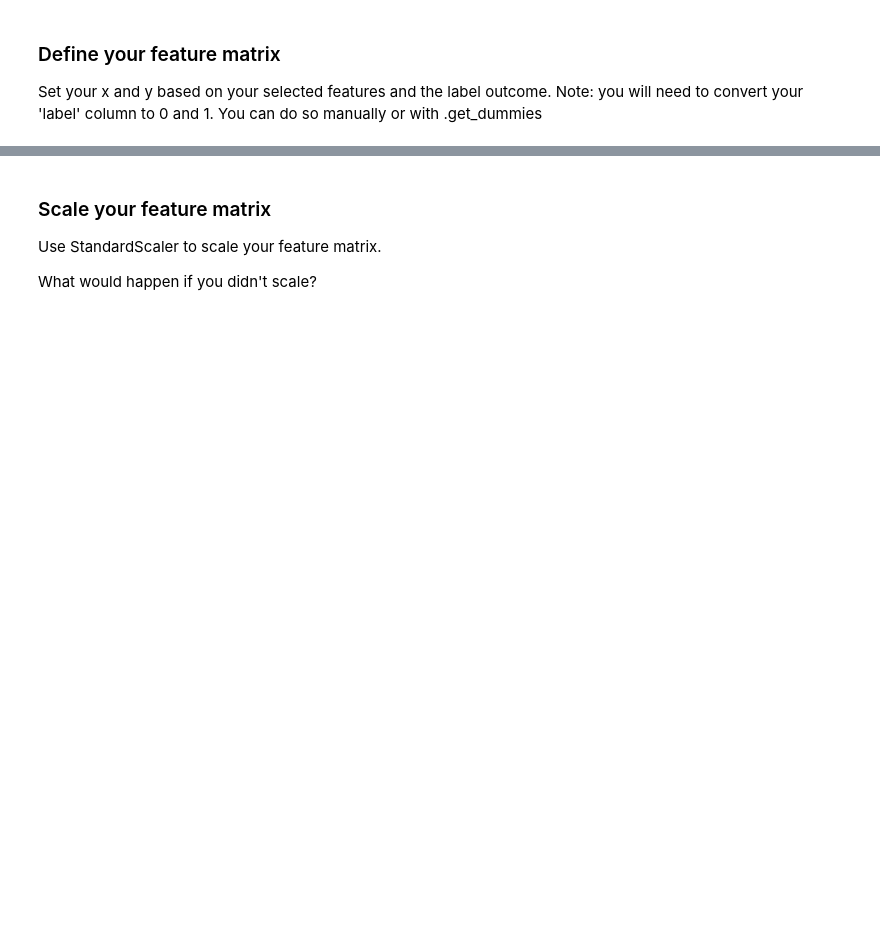
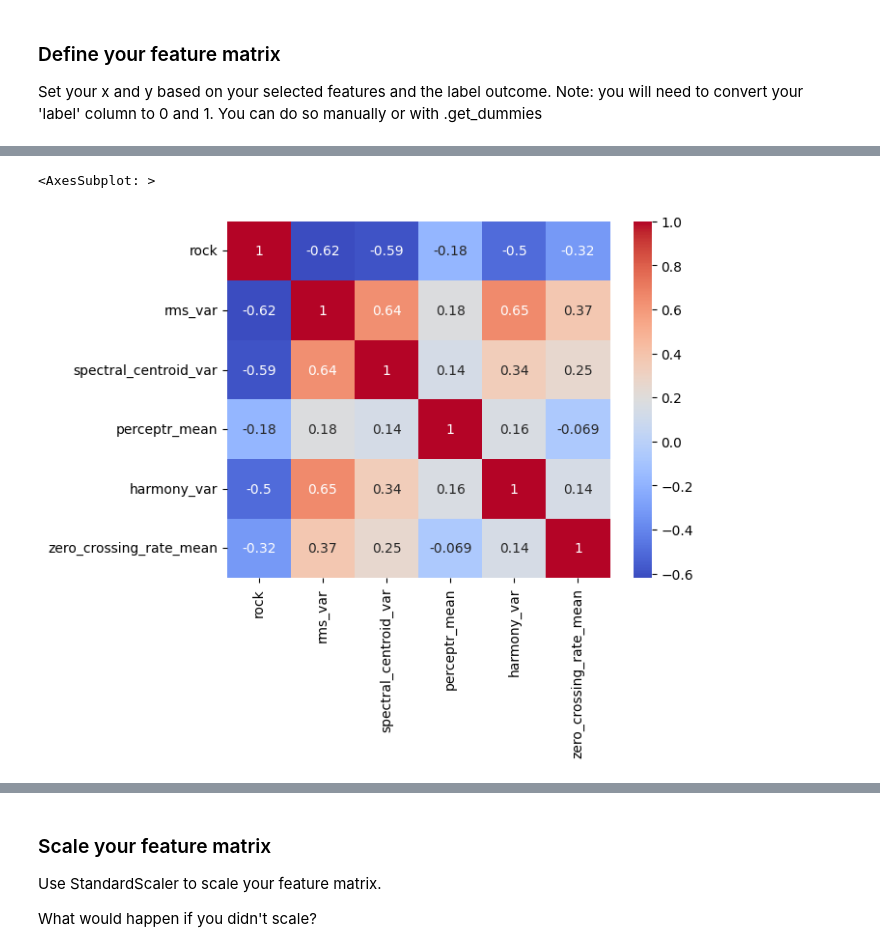
Before and after one commit to SamK65/AudioTechII, a Jupyter notebook: Activities/Activity7_PandasRegression.ipynb, the cells around one changed output, grey strips where cells are left out. Saved outputs shown, nothing was run; the diff lists cells and outputs as text; code cells hidden in the pictures; blank space fills up the shorter version.

```diff
--- a/Activities/Activity7_PandasRegression.ipynb
+++ b/Activities/Activity7_PandasRegression.ipynb
@@ -89,3 +83,6 @@ NameError: name 'test1' is not defined
 
 Set your x and y based on your selected features and the label outcome.
 Note: you will need to convert your 'label' column to 0 and 1. You can do so manually or with .get_dummies
+# %%
+label = pd.get_dummies(df["label"], drop_first=True)
+label.head()
@@ -91,0 +96,7 @@ Note: you will need to convert your 'label' column to 0 and 1. You can do so man
+# %%
+# rms_mean/var, spectral_centroid_mean/var, harmony, perceptr, zcr_var, and the mfccs. of course these will have correlations.
+# feature_matrix = pd.concat([label, ], axis=1)
+features = ["rms_var", "spectral_centroid_var", "perceptr_mean", "harmony_var", "zero_crossing_rate_mean"]
+feature_matrix = df[features]
+feature_matrix = pd.concat([label, feature_matrix], axis=1)
+feature_matrix.head()
@@ -91,0 +120,15 @@ Note: you will need to convert your 'label' column to 0 and 1. You can do so man
+# %%
+# I found this heatmap from online source because needed to see the labels to understand
+# Some observations:
+# 1. You really only need half the map to see the correlations as it is symmetric about the diagonal
+# 2. I want to see high correlations between rock and my other variables b/c that means they are strong predictors
+# 3. I want to avoid high correlations (I'll say > 0.6) of my "independent" variables b/c that indicates colinearity
+# 4. This correlation matrix doesn't account for the possibility that 3+ features are linearly dependent even
+# if the pairs do not correlate. Sources say I'd have to use VIF for that.
+# https://quantifyinghealth.com/correlation-collinearity-multicollinearity/
+
+sns.heatmap(feature_matrix.corr(), annot=True, cmap='coolwarm')
+# With this in mind, I am going to switch out a few columns of feature matrix.
+# %% [output]
+<AxesSubplot: >
+[figure, added]
```
Also changed, not shown: parts of 20 cells of this notebook.
